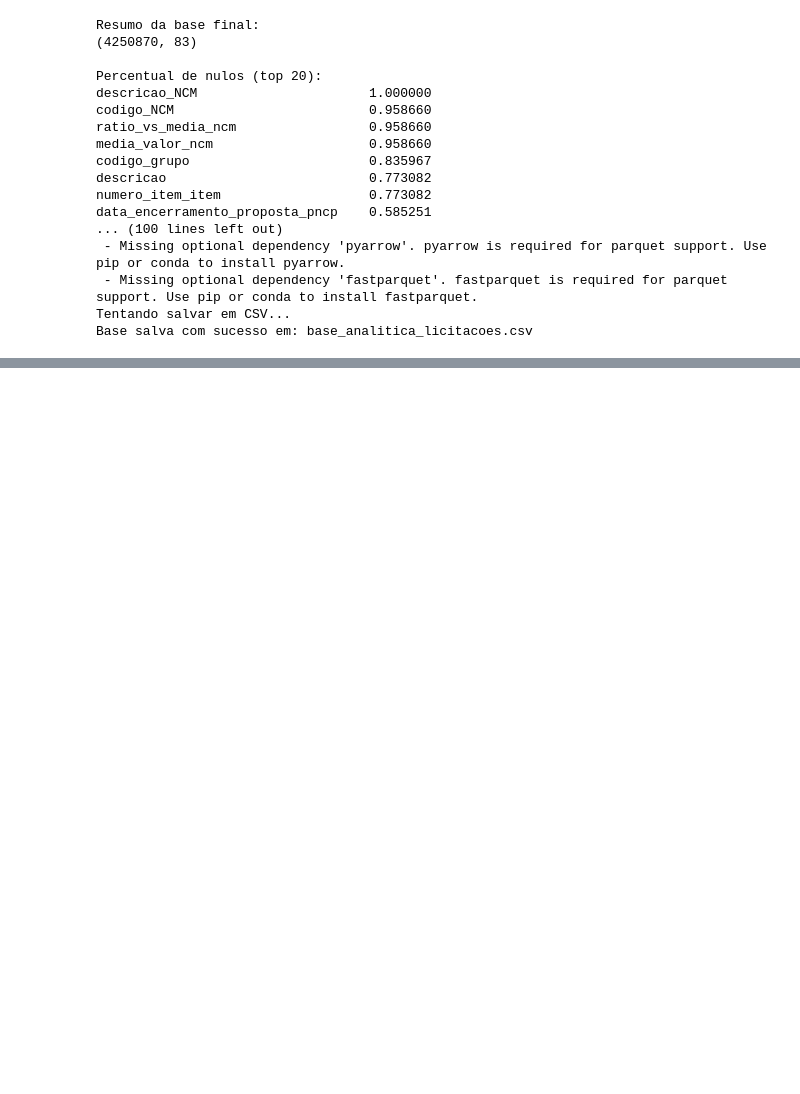
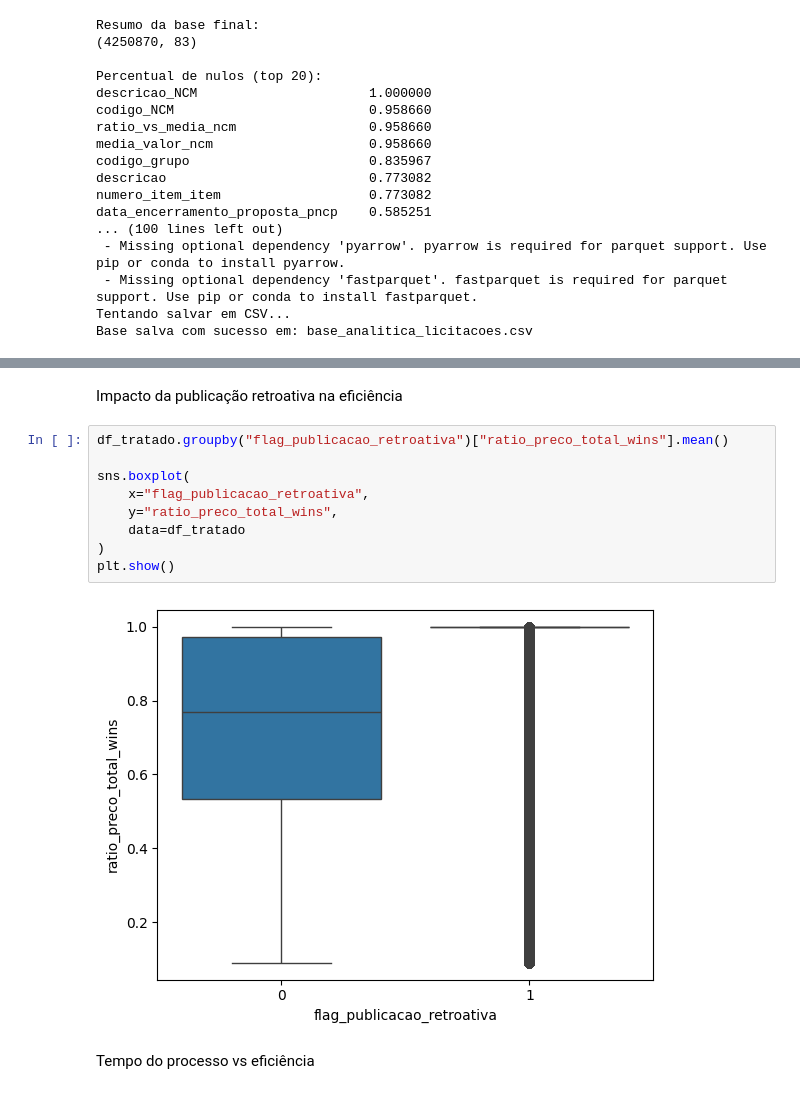
Before and after one commit to Gbiel247/eda-compras-publicas-14133, a Jupyter notebook: licitacoes.ipynb, the cells around one changed output, grey strips where cells are left out. Drawn from its saved outputs; the diff is of its cells as text; blank space fills up the shorter version.

```diff
--- a/licitacoes.ipynb
+++ b/licitacoes.ipynb
@@ -722,0 +959,15 @@ Base salva com sucesso em: base_analitica_licitacoes.csv
+# %% [markdown]
+Impacto da publicação retroativa na eficiência
+# %%
+df_tratado.groupby("flag_publicacao_retroativa")["ratio_preco_total_wins"].mean()
+
+sns.boxplot(
+    x="flag_publicacao_retroativa",
+    y="ratio_preco_total_wins",
+    data=df_tratado
+)
+plt.show()
+# %% [output]
+[figure, added]
+# %% [markdown]
+Tempo do processo vs eficiência
```
Also changed, not shown: parts of 20 cells of this notebook.
